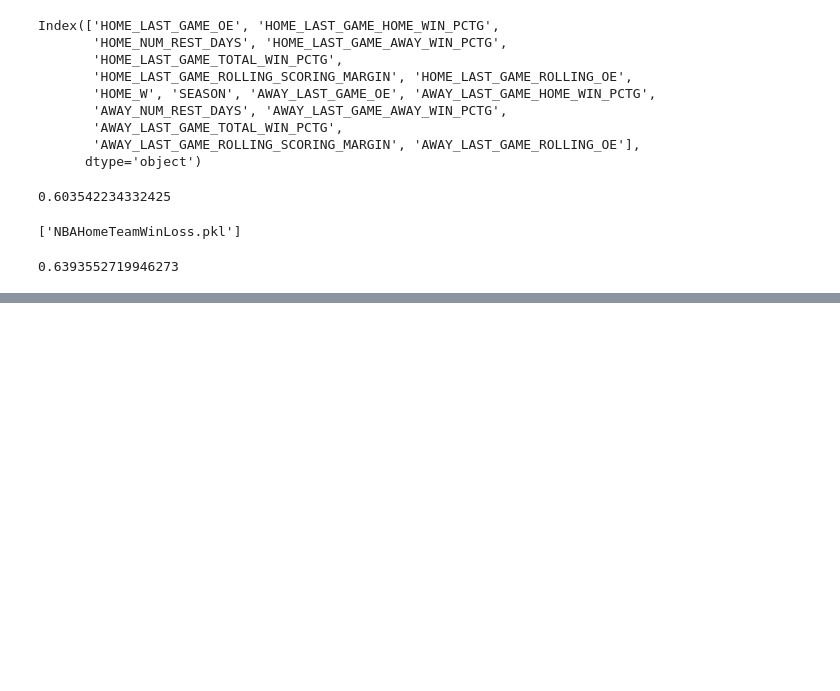
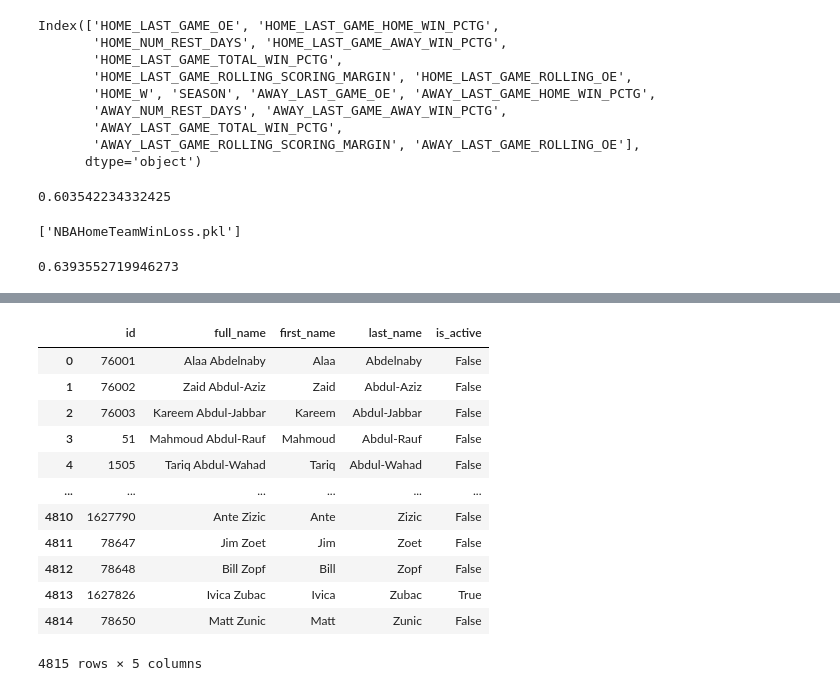
Before and after one commit to TheResearchLab/Practice, a Jupyter notebook: Streamlit-Basketball-App/data_ingest.ipynb, the cells around one changed output, grey strips where cells are left out. Drawn from its saved outputs; the diff is of its cells as text; code cells hidden in the pictures; blank space fills up the shorter version.

```diff
--- a/Streamlit-Basketball-App/data_ingest.ipynb
+++ b/Streamlit-Basketball-App/data_ingest.ipynb
@@ -455,0 +486,16 @@ model.score(scaled_data_train,y_train)
+# %%
+pd.DataFrame(players.get_players())
+# %% [output]
+|  | id | full_name | first_name | last_name | is_active |
+| 0 | 76001 | Alaa Abdelnaby | Alaa | Abdelnaby | False |
+| 1 | 76002 | Zaid Abdul-Aziz | Zaid | Abdul-Aziz | False |
+| 2 | 76003 | Kareem Abdul-Jabbar | Kareem | Abdul-Jabbar | False |
+| 3 | 51 | Mahmoud Abdul-Rauf | Mahmoud | Abdul-Rauf | False |
+| 4 | 1505 | Tariq Abdul-Wahad | Tariq | Abdul-Wahad | False |
+| ... | ... | ... | ... | ... | ... |
+| 4810 | 1627790 | Ante Zizic | Ante | Zizic | False |
+| 4811 | 78647 | Jim Zoet | Jim | Zoet | False |
+| 4812 | 78648 | Bill Zopf | Bill | Zopf | False |
+| 4813 | 1627826 | Ivica Zubac | Ivica | Zubac | True |
+| 4814 | 78650 | Matt Zunic | Matt | Zunic | False |
+4815 rows × 5 columns
```
Also changed, not shown: parts of 3 cells of this notebook, 4 other files.
